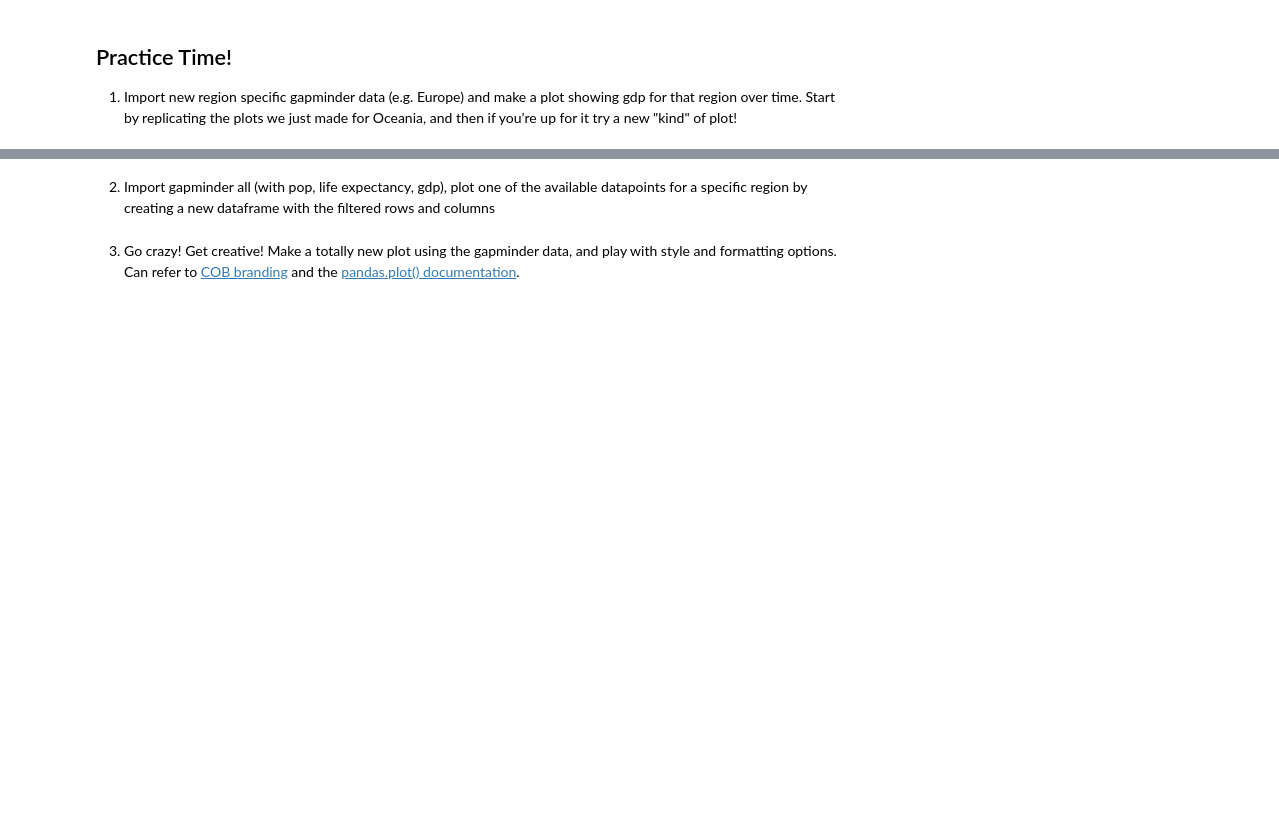
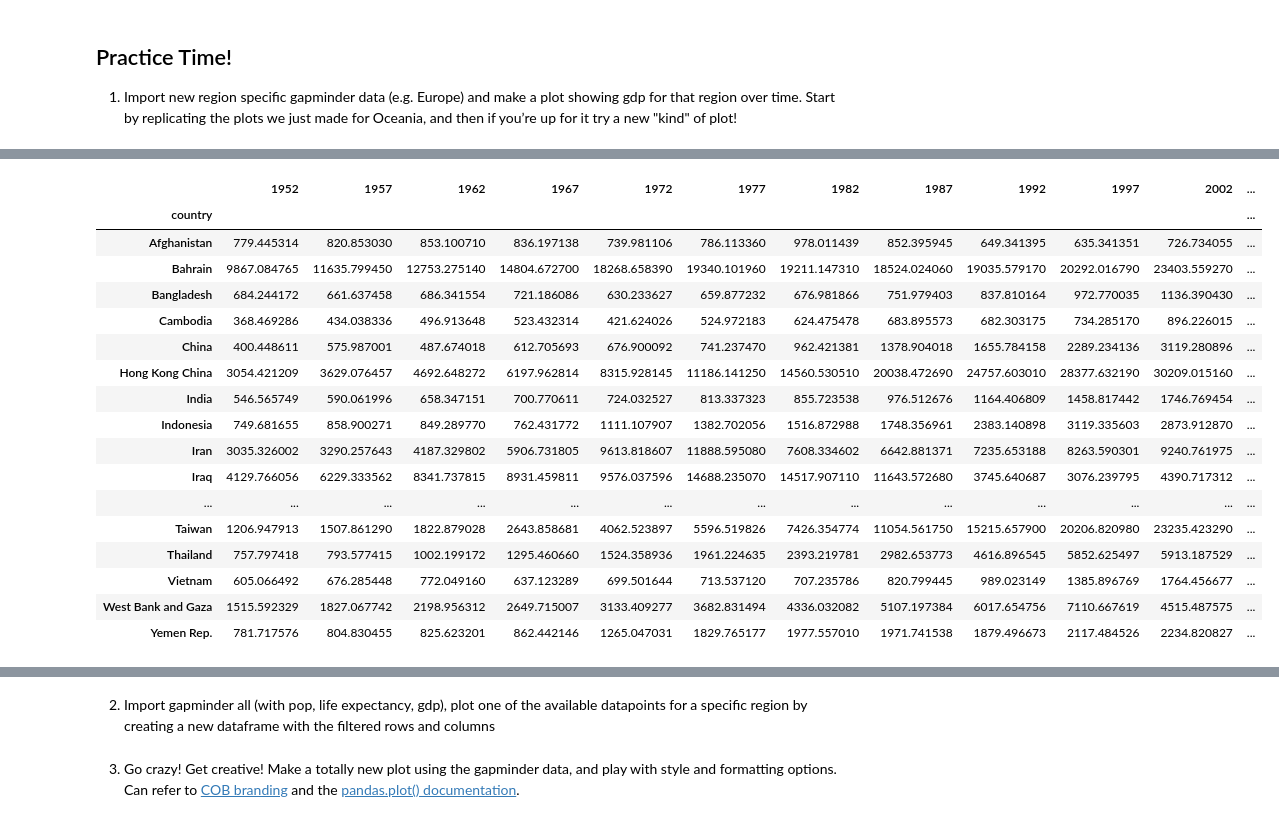
Before and after one commit to JennaFlan2426/DataCulturePilot, a Jupyter notebook: plotting-practice.ipynb, the cells around one changed output, grey strips where cells are left out. Saved outputs shown, nothing was run; the diff lists cells and outputs as text; code cells hidden in the pictures; blank space fills up the shorter version.

```diff
--- a/plotting-practice.ipynb
+++ b/plotting-practice.ipynb
@@ -78,0 +131,32 @@ fig.savefig('my_figure.png')
+# %%
+# Extract year from last 4 characters of each column name
+# The current column names are structured as 'gdpPercap_(year)',
+# so we want to keep the (year) part only for clarity when plotting GDP vs. years
+# To do this we use replace(), which removes from the string the characters stated in the argument
+# This method works on strings, so we use replace() from Pandas Series.str vectorized string functions
+
+years = df_asia.columns.str.replace('gdpPercap_', '')
+
+# Convert year values to integers, saving results back to dataframe
+
+df_asia.columns = years.astype(int)
+df_asia
+# %% [output]
+|  | 1952 | 1957 | 1962 | 1967 | 1972 | 1977 | 1982 | 1987 | 1992 | 1997 | 2002 | ... |
+| country |  |  |  |  |  |  |  |  |  |  |  | ... |
+| Afghanistan | 779.445314 | 820.853030 | 853.100710 | 836.197138 | 739.981106 | 786.113360 | 978.011439 | 852.395945 | 649.341395 | 635.341351 | 726.734055 | ... |
+| Bahrain | 9867.084765 | 11635.799450 | 12753.275140 | 14804.672700 | 18268.658390 | 19340.101960 | 19211.147310 | 18524.024060 | 19035.579170 | 20292.016790 | 23403.559270 | ... |
+| Bangladesh | 684.244172 | 661.637458 | 686.341554 | 721.186086 | 630.233627 | 659.877232 | 676.981866 | 751.979403 | 837.810164 | 972.770035 | 1136.390430 | ... |
+| Cambodia | 368.469286 | 434.038336 | 496.913648 | 523.432314 | 421.624026 | 524.972183 | 624.475478 | 683.895573 | 682.303175 | 734.285170 | 896.226015 | ... |
+| China | 400.448611 | 575.987001 | 487.674018 | 612.705693 | 676.900092 | 741.237470 | 962.421381 | 1378.904018 | 1655.784158 | 2289.234136 | 3119.280896 | ... |
+| Hong Kong China | 3054.421209 | 3629.076457 | 4692.648272 | 6197.962814 | 8315.928145 | 11186.141250 | 14560.530510 | 20038.472690 | 24757.603010 | 28377.632190 | 30209.015160 | ... |
+| India | 546.565749 | 590.061996 | 658.347151 | 700.770611 | 724.032527 | 813.337323 | 855.723538 | 976.512676 | 1164.406809 | 1458.817442 | 1746.769454 | ... |
+| Indonesia | 749.681655 | 858.900271 | 849.289770 | 762.431772 | 1111.107907 | 1382.702056 | 1516.872988 | 1748.356961 | 2383.140898 | 3119.335603 | 2873.912870 | ... |
+| Iran | 3035.326002 | 3290.257643 | 4187.329802 | 5906.731805 | 9613.818607 | 11888.595080 | 7608.334602 | 6642.881371 | 7235.653188 | 8263.590301 | 9240.761975 | ... |
+| Iraq | 4129.766056 | 6229.333562 | 8341.737815 | 8931.459811 | 9576.037596 | 14688.235070 | 14517.907110 | 11643.572680 | 3745.640687 | 3076.239795 | 4390.717312 | ... |
+| ... | ... | ... | ... | ... | ... | ... | ... | ... | ... | ... | ... | ... |
+| Taiwan | 1206.947913 | 1507.861290 | 1822.879028 | 2643.858681 | 4062.523897 | 5596.519826 | 7426.354774 | 11054.561750 | 15215.657900 | 20206.820980 | 23235.423290 | ... |
+| Thailand | 757.797418 | 793.577415 | 1002.199172 | 1295.460660 | 1524.358936 | 1961.224635 | 2393.219781 | 2982.653773 | 4616.896545 | 5852.625497 | 5913.187529 | ... |
+| Vietnam | 605.066492 | 676.285448 | 772.049160 | 637.123289 | 699.501644 | 713.537120 | 707.235786 | 820.799445 | 989.023149 | 1385.896769 | 1764.456677 | ... |
+| West Bank and Gaza | 1515.592329 | 1827.067742 | 2198.956312 | 2649.715007 | 3133.409277 | 3682.831494 | 4336.032082 | 5107.197384 | 6017.654756 | 7110.667619 | 4515.487575 | ... |
+| Yemen Rep. | 781.717576 | 804.830455 | 825.623201 | 862.442146 | 1265.047031 | 1829.765177 | 1977.557010 | 1971.741538 | 1879.496673 | 2117.484526 | 2234.820827 | ... |
```
Also changed, not shown: parts of 10 cells of this notebook, 2 other files.
